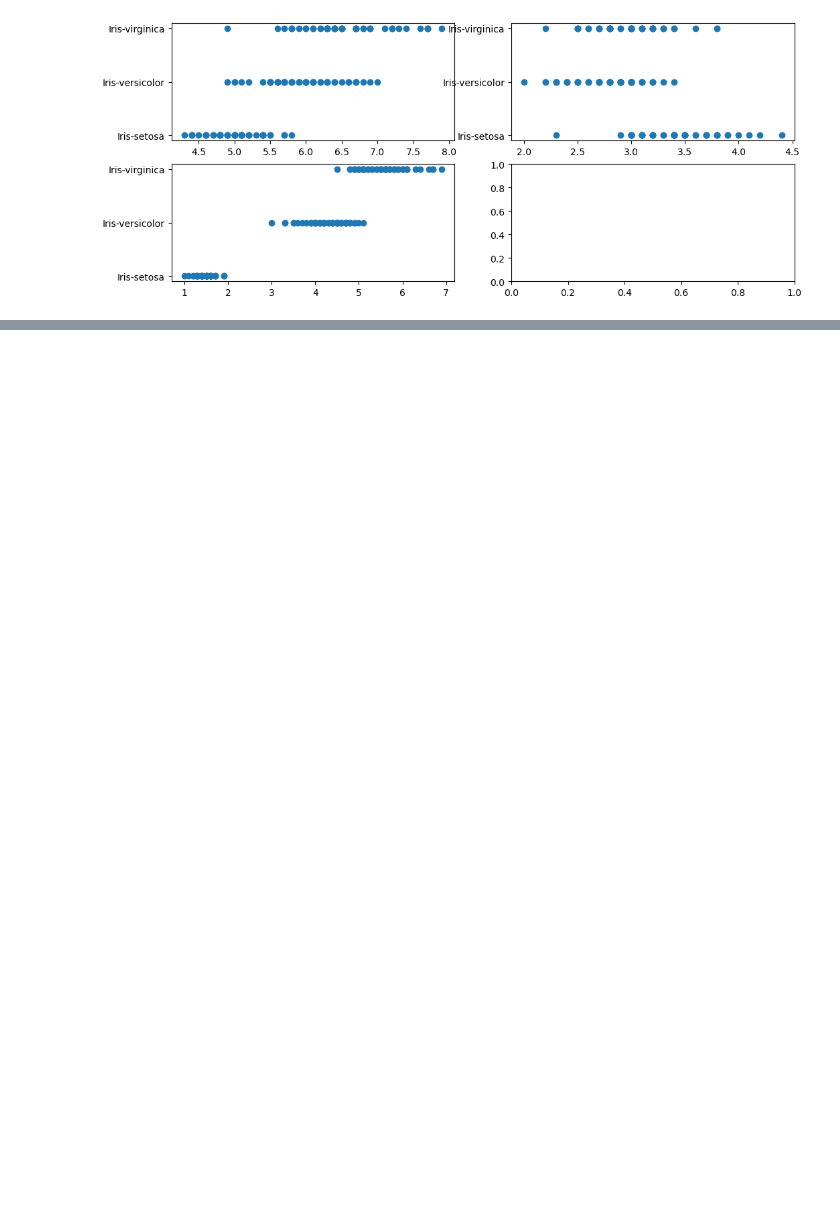
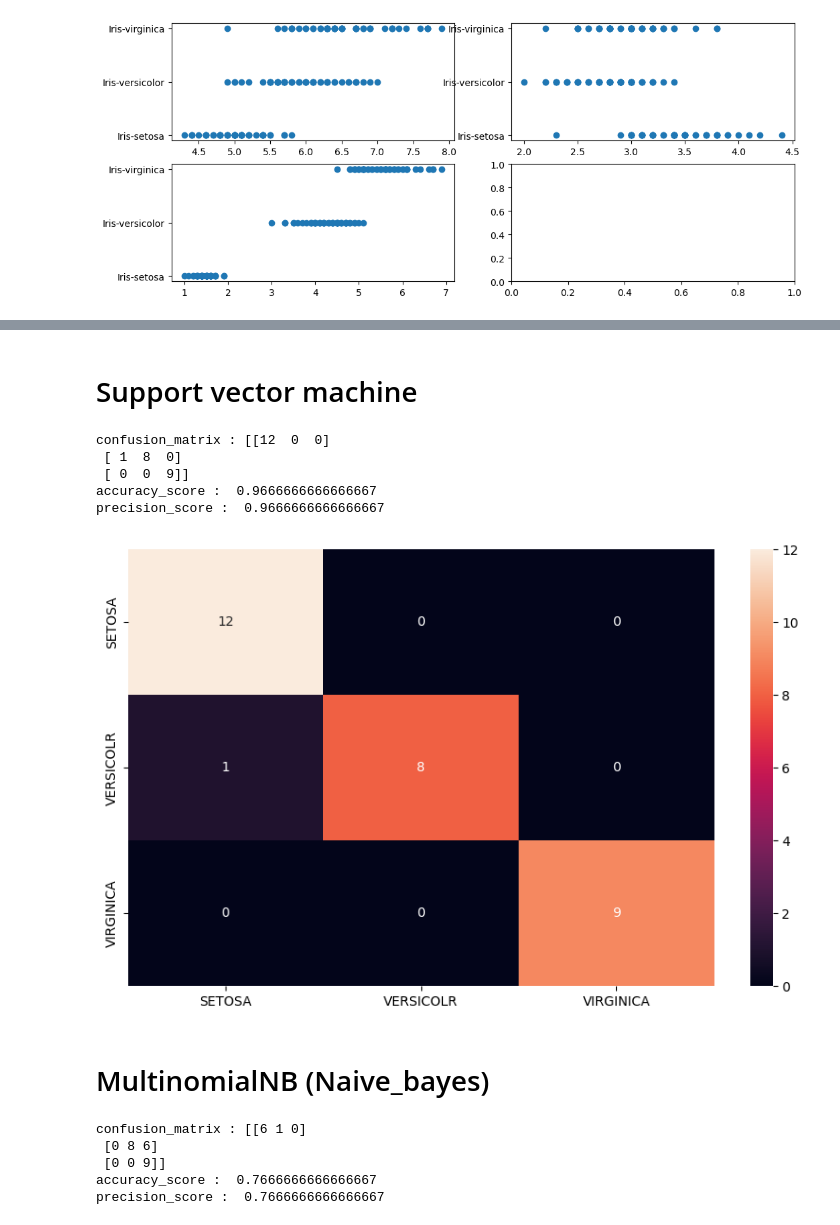
Before and after one commit to rahevarharsh/internship_1, a Jupyter notebook: Iris/Untitled.ipynb, the cells around one changed output, grey strips where cells are left out. Saved outputs shown, nothing was run; the diff lists cells and outputs as text; code cells hidden in the pictures; blank space fills up the shorter version.

```diff
--- a/Iris/Untitled.ipynb
+++ b/Iris/Untitled.ipynb
@@ -65,0 +117,60 @@ ax[1,0].scatter(x.iloc[:,3],y);
+# %% [markdown]
+# Support vector machine
+# %%
+from sklearn.svm import SVC
+clf = SVC()
+x = Iris_data.iloc[:,:-1];
+y = Iris_data.iloc[:,-1];
+from sklearn.model_selection import train_test_split
+x_train,x_test,y_train,y_test = train_test_split(x,y,test_size=0.2)
+
+clf.fit(x_train,y_train)
+y_predict = clf.predict(x_test)
+from sklearn.metrics import confusion_matrix,accuracy_score
+print('confusion_matrix :',confusion_matrix(y_test,y_predict))
+import seaborn as sns
+print('accuracy_score : ', accuracy_score(y_test,y_predict))
+con_matrix = confusion_matrix(y_test,y_predict)
+from sklearn.metrics import precision_score
+print('precision_score : ', precision_score(y_test,y_predict,average='micro'))
+# %% [output]
+confusion_matrix : [[12  0  0]
+ [ 1  8  0]
+ [ 0  0  9]]
+accuracy_score :  0.9666666666666667
+precision_score :  0.9666666666666667
+# %%
+cm = confusion_matrix(y_test, y_predict)
+cm_df = pd.DataFrame(cm,
+                     index = ['SETOSA','VERSICOLR','VIRGINICA'],
+                     columns = ['SETOSA','VERSICOLR','VIRGINICA'])
+plt.figure(figsize=(10,6))
+sns.heatmap(cm_df, annot=True)
+plt.show()
+# %% [output]
+[figure, added]
+# %% [markdown]
+# MultinomialNB  (Naive_bayes)
+# %%
+from sklearn.naive_bayes import MultinomialNB
+clf = MultinomialNB()
+x = Iris_data.iloc[:,:-1];
+y = Iris_data.iloc[:,-1];
+from sklearn.model_selection import train_test_split
+x_train,x_test,y_train,y_test = train_test_split(x,y,test_size=0.2)
+
+clf.fit(x_train,y_train)
+y_predict = clf.predict(x_test)
+from sklearn.metrics import confusion_matrix,accuracy_score
+print('confusion_matrix :',confusion_matrix(y_test,y_predict))
+import seaborn as sns
+print('accuracy_score : ', accuracy_score(y_test,y_predict))
+con_matrix = confusion_matrix(y_test,y_predict)
+from sklearn.metrics import precision_score
+print('precision_score : ', precision_score(y_test,y_predict,average='micro'))
+# %% [output]
+confusion_matrix : [[6 1 0]
+ [0 8 6]
+ [0 0 9]]
+accuracy_score :  0.7666666666666667
+precision_score :  0.7666666666666667
```
Also changed, not shown: parts of 12 cells of this notebook, 1 other file.
